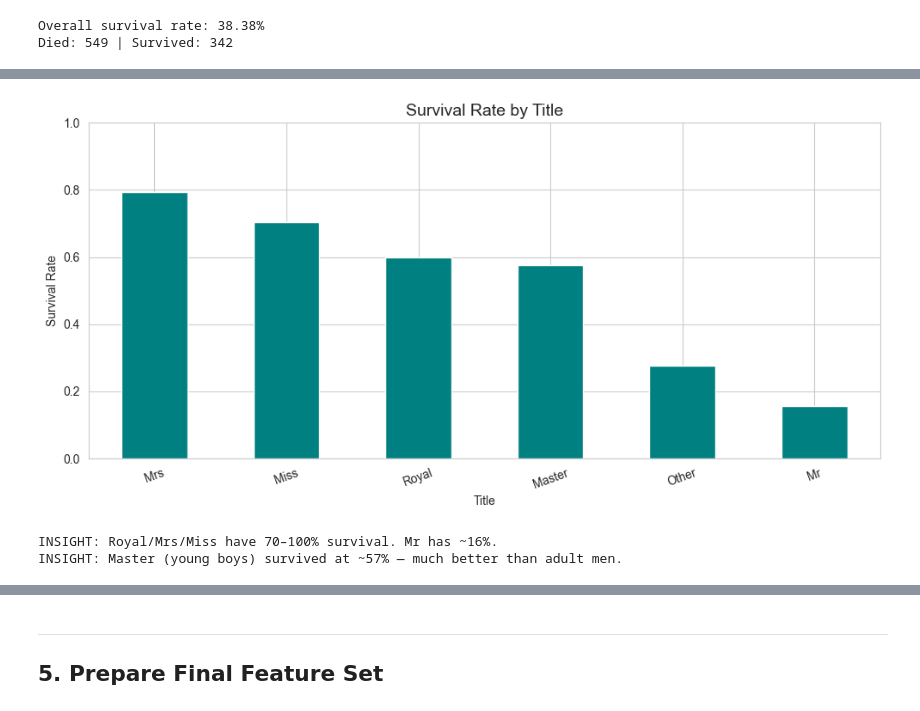
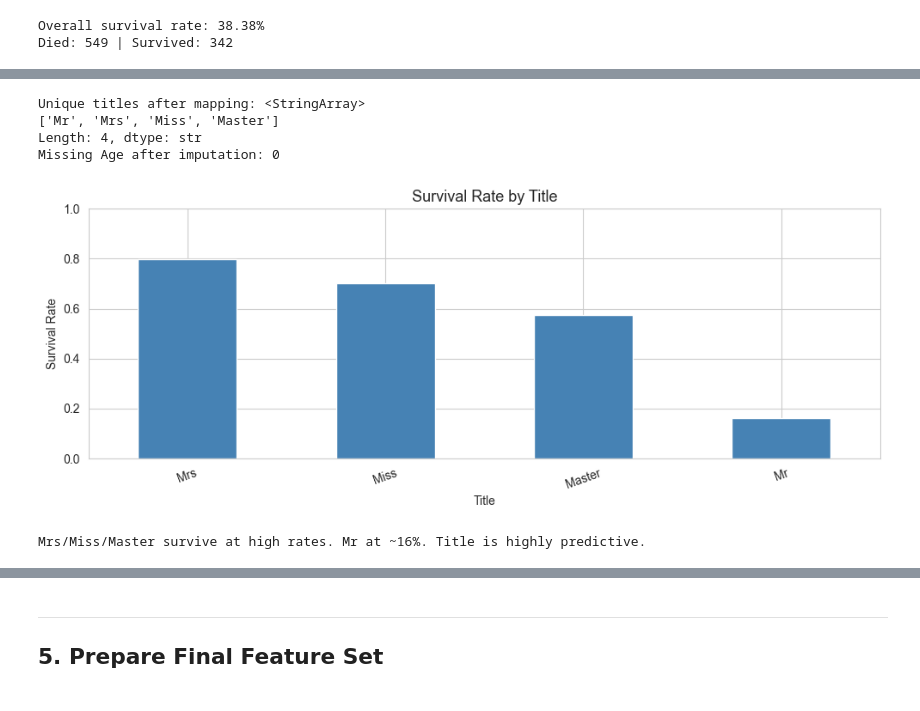
Before and after one commit to eloquenttbota/kaggle-titanic, a Jupyter notebook: notebook/EDA.ipynb, the cells around one changed output, grey strips where cells are left out. Saved outputs shown, nothing was run; the diff lists cells and outputs as text; code cells hidden in the pictures.

```diff
--- a/notebook/EDA.ipynb
+++ b/notebook/EDA.ipynb
@@ -252,29 +255,42 @@ Name: count, dtype: int64
+# %%
+# Extract title from Name using regex
+full_df['Title'] = full_df['Name'].str.extract(' ([A-Za-z]+)\.', expand=False)
+
+# Consolidate rare/foreign titles
+mapping = {
+    'Mlle': 'Miss', 'Ms': 'Miss', 'Mme': 'Mrs',
+    'Major': 'Mr',  'Col': 'Mr',  'Dr': 'Mr',
+    'Rev': 'Mr',    'Capt': 'Mr', 'Jonkheer': 'Mr',
+    'Sir': 'Mr',    'Don': 'Mr',
+    'Lady': 'Mrs',  'Countess': 'Mrs', 'Dona': 'Mrs'
+}
+full_df.replace({'Title': mapping}, inplace=True)
+
+# Impute missing Age using median of each Title group
+# Why title-based median? A Master is ~5 years old, an Mr is ~30.
+# Using the overall median for both would introduce noise.
+full_df['Age'] = full_df.groupby('Title')['Age'].transform(lambda x: x.fillna(x.median()))
+
+print('Unique titles after mapping:', full_df['Title'].unique())
+print(f'Missing Age after imputation: {full_df["Age"].isnull().sum()}')
+# %% [output]
+Unique titles after mapping: <StringArray>
+['Mr', 'Mrs', 'Miss', 'Master']
+Length: 4, dtype: str
+Missing Age after imputation: 0
 # %%
-# Map rare/foreign titles to standard groups
-title_mapping = {
-    'Mlle': 'Miss', 'Ms': 'Miss', 'Mme': 'Mrs',        # French equivalents
-    'Major': 'Other', 'Col': 'Other', 'Dr': 'Other',   # Professional titles
-    'Rev': 'Other',   'Capt': 'Other',
-    'Jonkheer': 'Royal', 'Sir': 'Royal', 'Lady': 'Royal',
-    'Don': 'Royal',   'Countess': 'Royal', 'Dona': 'Royal'
-}
-data_df['Title'] = data_df['Title'].replace(title_mapping)
-
-# Visualize survival rate by title (train data only)
-train_view = data_df[:len(train_df)].copy()
+# Visualize: survival rate per title (train only)
+train_view = full_df[:len(train_df)].copy()
 title_surv  = train_view.groupby('Title')['Survived'].mean().sort_values(ascending=False)
 
-plt.figure(figsize=(10, 5))
-title_surv.plot(kind='bar', color='teal', rot=20)
-plt.title('Survival Rate by Title', fontsize=14)
+plt.figure(figsize=(10, 4))
+title_surv.plot(kind='bar', color='steelblue', rot=20)
+plt.title('Survival Rate by Title', fontsize=13)
 plt.ylabel('Survival Rate')
 plt.ylim(0, 1)
 plt.tight_layout()
 plt.show()
-
-print("INSIGHT: Royal/Mrs/Miss have 70–100% survival. Mr has ~16%.")
-print("INSIGHT: Master (young boys) survived at ~57% — much better than adult men.")
+print('Mrs/Miss/Master survive at high rates. Mr at ~16%. Title is highly predictive.')
 # %% [output]
-[figure, old version]
+[figure, new version]
-INSIGHT: Royal/Mrs/Miss have 70–100% survival. Mr has ~16%.
-INSIGHT: Master (young boys) survived at ~57% — much better than adult men.
+Mrs/Miss/Master survive at high rates. Mr at ~16%. Title is highly predictive.
```
Also changed, not shown: parts of 69 cells of this notebook, 7 other files.
